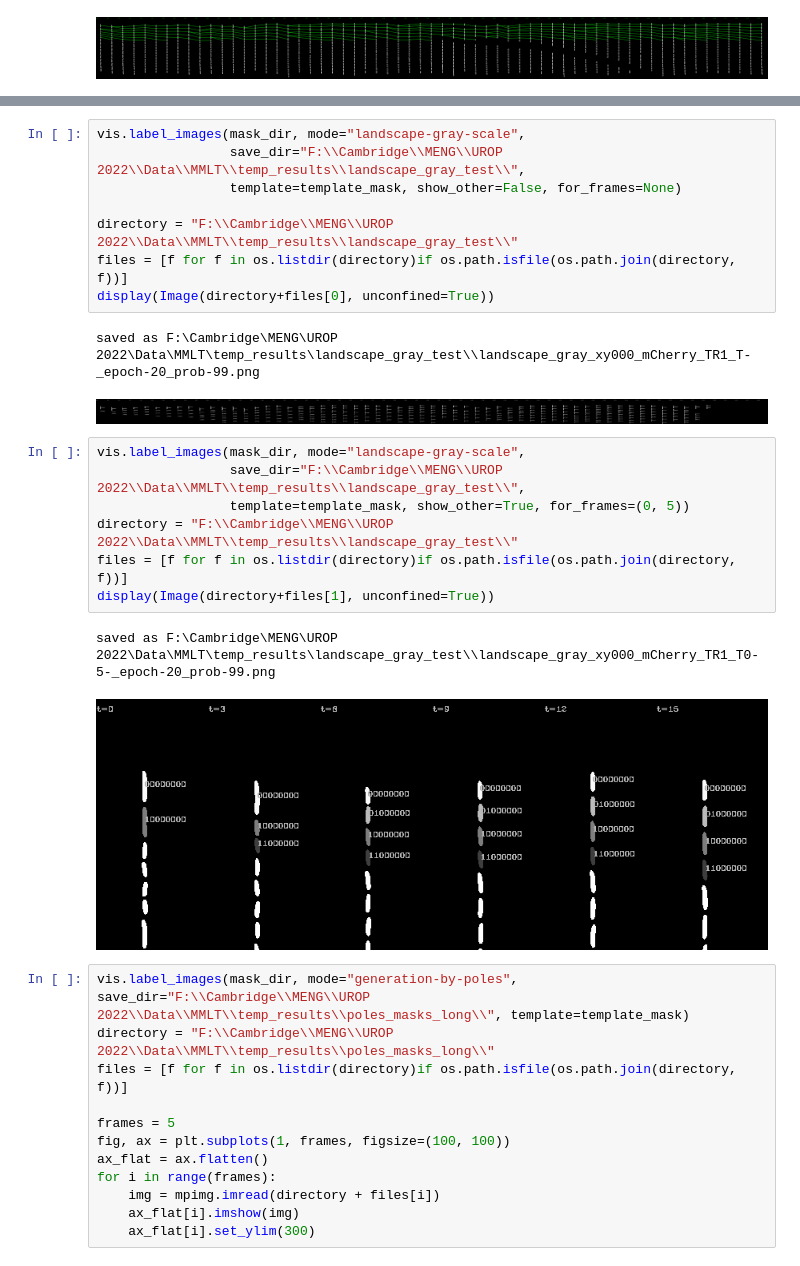
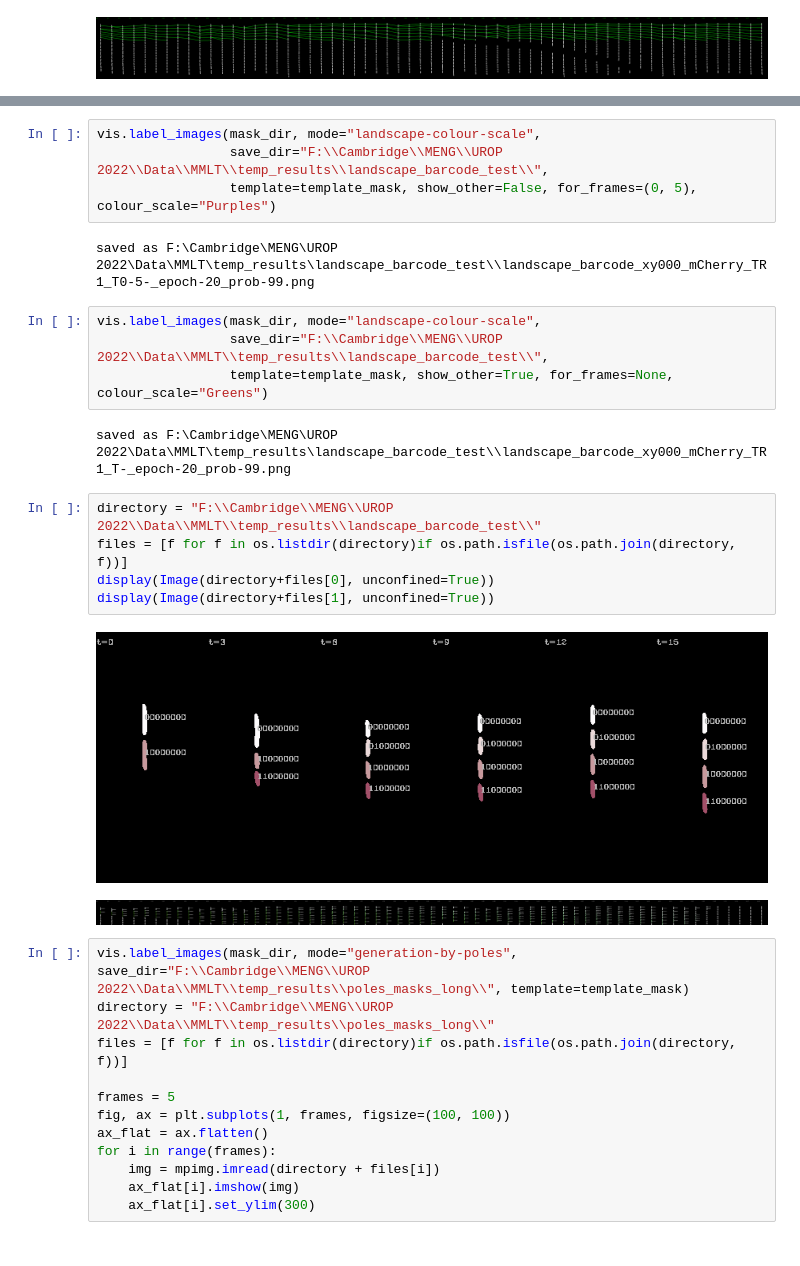
Before and after one commit to erezli/MMLineageTracking, a Jupyter notebook: MM_Cell_Lineage_Tracking_Test_Visualisation.ipynb, the cells around one changed output, grey strips where cells are left out. Cells and saved outputs as stored; diff of their text form.

```diff
--- a/MM_Cell_Lineage_Tracking_Test_Visualisation.ipynb
+++ b/MM_Cell_Lineage_Tracking_Test_Visualisation.ipynb
@@ -64,24 +64,23 @@ vis.get_labelled_image("F:\\Cambridge\\MENG\\UROP 2022\\Data\\MMLT\\temp_results
 # %%
-vis.label_images(mask_dir, mode="landscape-gray-scale",
-                 save_dir="F:\\Cambridge\\MENG\\UROP 2022\\Data\\MMLT\\temp_results\\landscape_gray_test\\",
-                 template=template_mask, show_other=False, for_frames=None)
-
-directory = "F:\\Cambridge\\MENG\\UROP 2022\\Data\\MMLT\\temp_results\\landscape_gray_test\\"
-files = [f for f in os.listdir(directory)if os.path.isfile(os.path.join(directory, f))]
-display(Image(directory+files[0], unconfined=True))
+vis.label_images(mask_dir, mode="landscape-colour-scale",
+                 save_dir="F:\\Cambridge\\MENG\\UROP 2022\\Data\\MMLT\\temp_results\\landscape_barcode_test\\",
+                 template=template_mask, show_other=False, for_frames=(0, 5), colour_scale="Purples")
 # %% [output]
-saved as F:\Cambridge\MENG\UROP 2022\Data\MMLT\temp_results\landscape_gray_test\\landscape_gray_xy000_mCherry_TR1_T-_epoch-20_prob-99.png
+saved as F:\Cambridge\MENG\UROP 2022\Data\MMLT\temp_results\landscape_barcode_test\\landscape_barcode_xy000_mCherry_TR1_T0-5-_epoch-20_prob-99.png
-[figure, removed]
 # %%
-vis.label_images(mask_dir, mode="landscape-gray-scale",
-                 save_dir="F:\\Cambridge\\MENG\\UROP 2022\\Data\\MMLT\\temp_results\\landscape_gray_test\\",
-                 template=template_mask, show_other=True, for_frames=(0, 5))
-directory = "F:\\Cambridge\\MENG\\UROP 2022\\Data\\MMLT\\temp_results\\landscape_gray_test\\"
-files = [f for f in os.listdir(directory)if os.path.isfile(os.path.join(directory, f))]
-display(Image(directory+files[1], unconfined=True))
+vis.label_images(mask_dir, mode="landscape-colour-scale",
+                 save_dir="F:\\Cambridge\\MENG\\UROP 2022\\Data\\MMLT\\temp_results\\landscape_barcode_test\\",
+                 template=template_mask, show_other=True, for_frames=None, colour_scale="Greens")
 # %% [output]
-saved as F:\Cambridge\MENG\UROP 2022\Data\MMLT\temp_results\landscape_gray_test\\landscape_gray_xy000_mCherry_TR1_T0-5-_epoch-20_prob-99.png
+saved as F:\Cambridge\MENG\UROP 2022\Data\MMLT\temp_results\landscape_barcode_test\\landscape_barcode_xy000_mCherry_TR1_T-_epoch-20_prob-99.png
-[figure, removed]
+# %%
+directory = "F:\\Cambridge\\MENG\\UROP 2022\\Data\\MMLT\\temp_results\\landscape_barcode_test\\"
+files = [f for f in os.listdir(directory)if os.path.isfile(os.path.join(directory, f))]
+display(Image(directory+files[0], unconfined=True))
+display(Image(directory+files[1], unconfined=True))
+# %% [output]
+[figure, added]
+[figure, added]
 # %%
 vis.label_images(mask_dir, mode="generation-by-poles", save_dir="F:\\Cambridge\\MENG\\UROP 2022\\Data\\MMLT\\temp_results\\poles_masks_long\\", template=template_mask)
 directory = "F:\\Cambridge\\MENG\\UROP 2022\\Data\\MMLT\\temp_results\\poles_masks_long\\"
```
Also changed, not shown: parts of 3 cells of this notebook.
